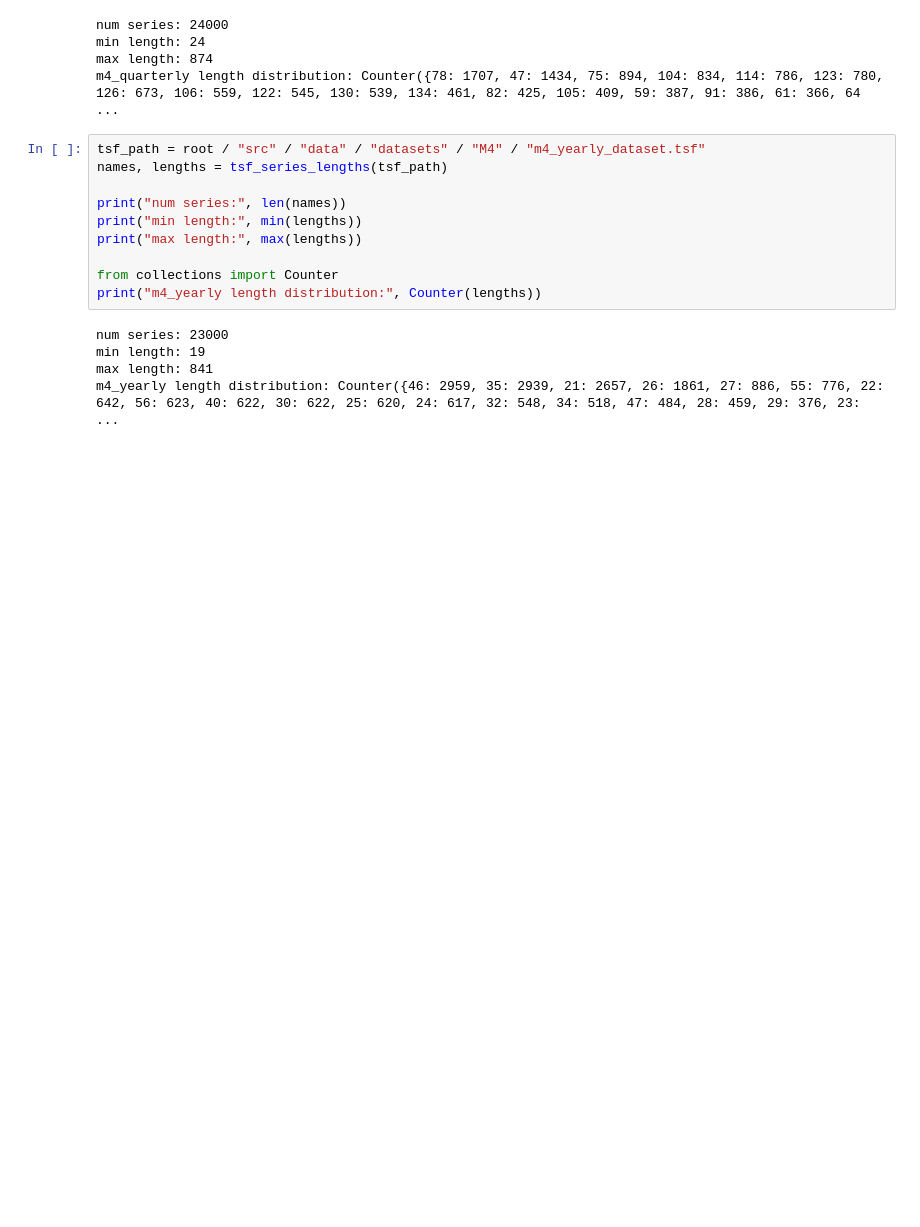
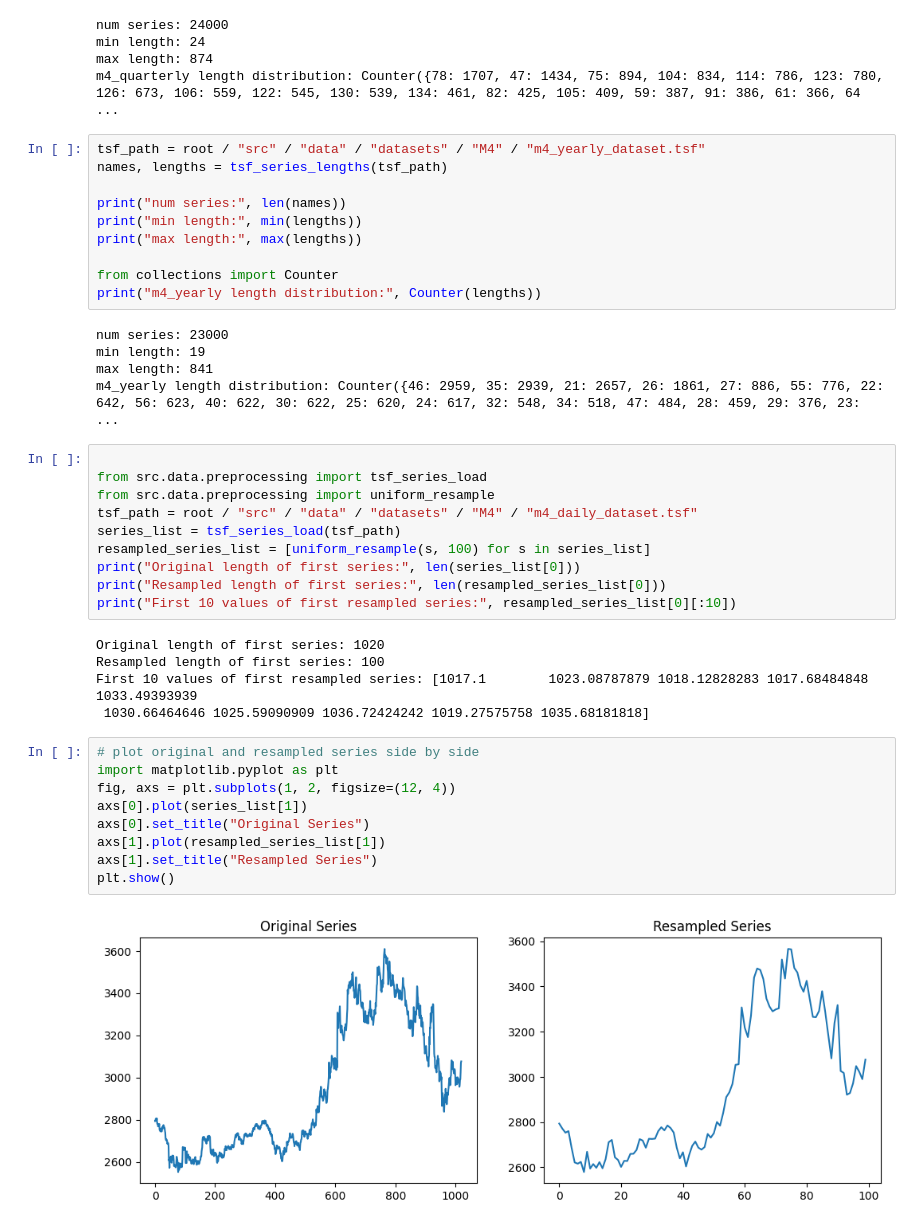
Before and after one commit to bennyp85/SIT746---Research-Project, a Jupyter notebook: experiments/m4_eda.ipynb, the cells around one changed output. Cells and saved outputs as stored; diff of their text form; blank space fills up the shorter version.

```diff
--- a/experiments/m4_eda.ipynb
+++ b/experiments/m4_eda.ipynb
@@ -99,3 +99,29 @@ num series: 23000
 min length: 19
 max length: 841
 m4_yearly length distribution: Counter({46: 2959, 35: 2939, 21: 2657, 26: 1861, 27: 886, 55: 776, 22: 642, 56: 623, 40: 622, 30: 622, 25: 620, 24: 617, 32: 548, 34: 518, 47: 484, 28: 459, 29: 376, 23: ...
+# %%
+
+from src.data.preprocessing import tsf_series_load
+from src.data.preprocessing import uniform_resample
+tsf_path = root / "src" / "data" / "datasets" / "M4" / "m4_daily_dataset.tsf"
+series_list = tsf_series_load(tsf_path)
+resampled_series_list = [uniform_resample(s, 100) for s in series_list]
+print("Original length of first series:", len(series_list[0]))
+print("Resampled length of first series:", len(resampled_series_list[0]))
+print("First 10 values of first resampled series:", resampled_series_list[0][:10])
+# %% [output]
+Original length of first series: 1020
+Resampled length of first series: 100
+First 10 values of first resampled series: [1017.1        1023.08787879 1018.12828283 1017.68484848 1033.49393939
+ 1030.66464646 1025.59090909 1036.72424242 1019.27575758 1035.68181818]
+# %%
+# plot original and resampled series side by side
+import matplotlib.pyplot as plt
+fig, axs = plt.subplots(1, 2, figsize=(12, 4))
+axs[0].plot(series_list[1])
+axs[0].set_title("Original Series")
+axs[1].plot(resampled_series_list[1])
+axs[1].set_title("Resampled Series")
+plt.show()
+# %% [output]
+[figure, added]
```
Also changed, not shown: parts of 2 cells of this notebook, 3 other files.
